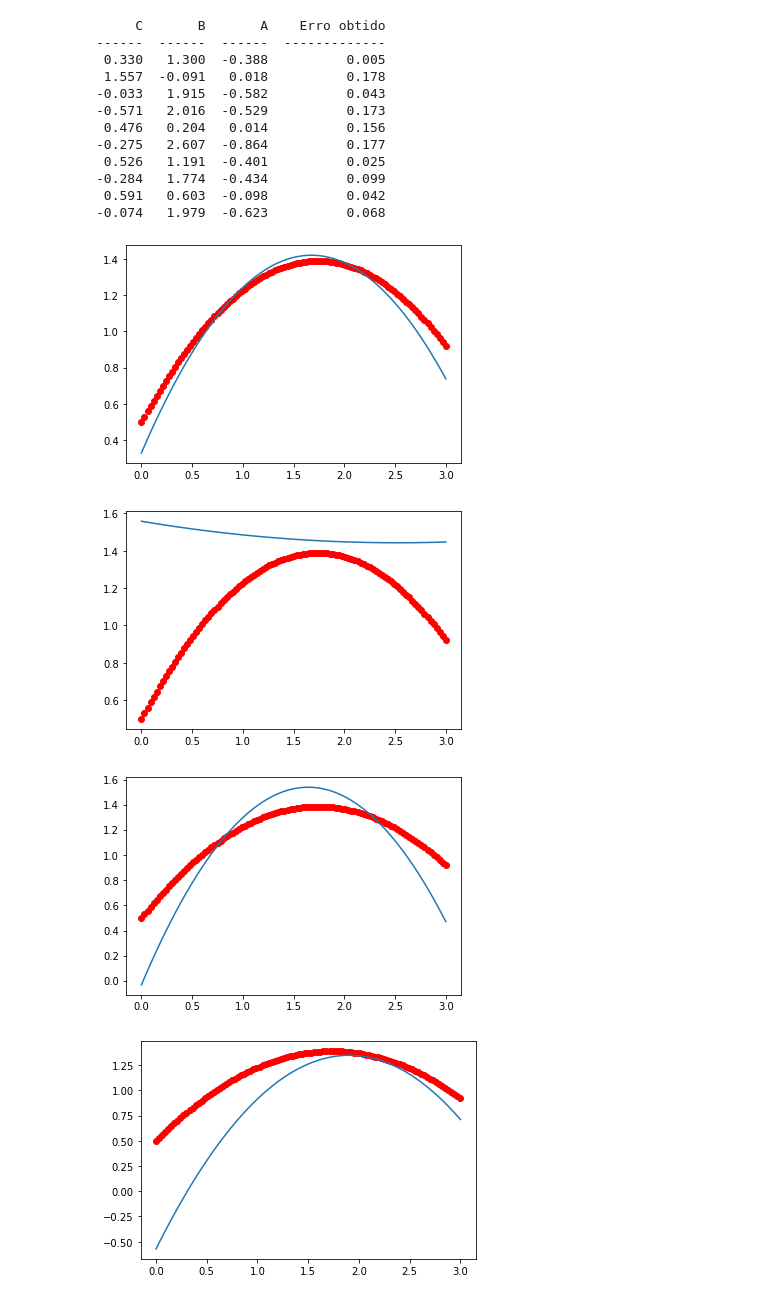
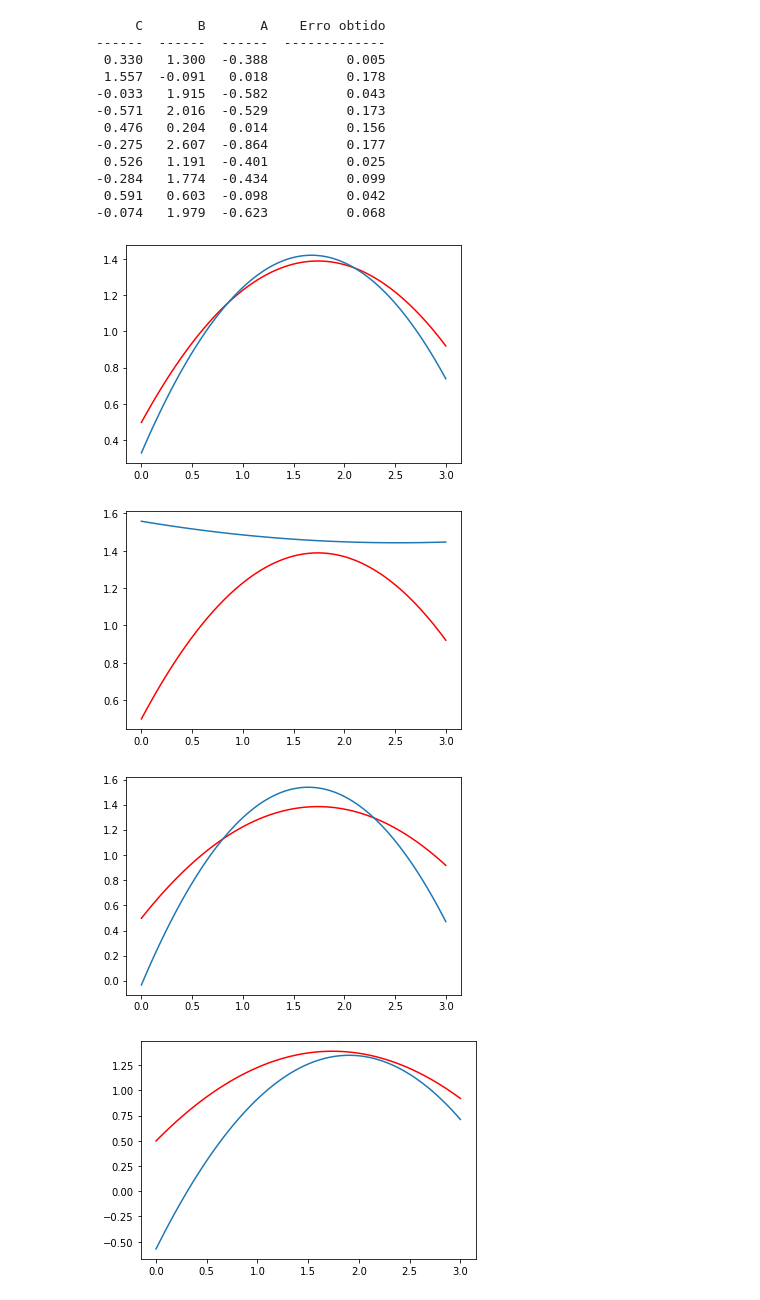
Before and after one commit to Hiomma/master-degree, a Jupyter notebook: Exercicios/Computação Natural/Genetic Algorithm/genetic-algorithm.ipynb, the cells around one changed output. Drawn from its saved outputs; the diff is of its cells as text; code cells hidden in the pictures.

```diff
--- a/Exercicios/Computação Natural/Genetic Algorithm/genetic-algorithm.ipynb
+++ b/Exercicios/Computação Natural/Genetic Algorithm/genetic-algorithm.ipynb
@@ -269,11 +269,11 @@ print(table)
 -0.074   1.979  -0.623          0.068
 # %%
 for i in results:
-    plt.plot(data, target, 'ro')
+    plt.plot(data, target, 'r-')
     plt.plot(data, i[1]*data + i[2]*data**2 + i[0])
     plt.show()
 # %% [output]
-[figure, old version]
+[figure, new version]
-[figure, old version]
+[figure, new version]
-[figure, old version]
+[figure, new version]
-[figure, old version]
+[figure, new version]
```
Also changed, not shown: parts of 1 cell of this notebook, 3 other files.
